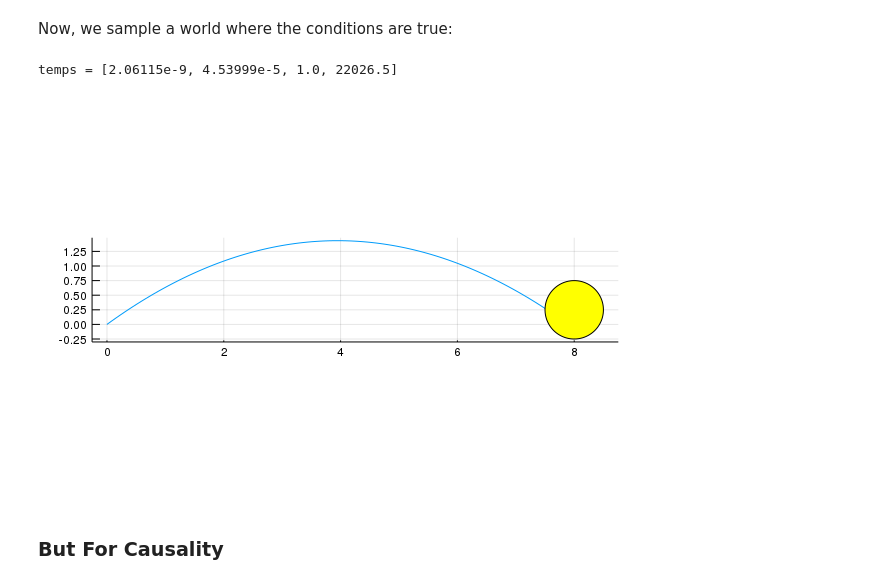
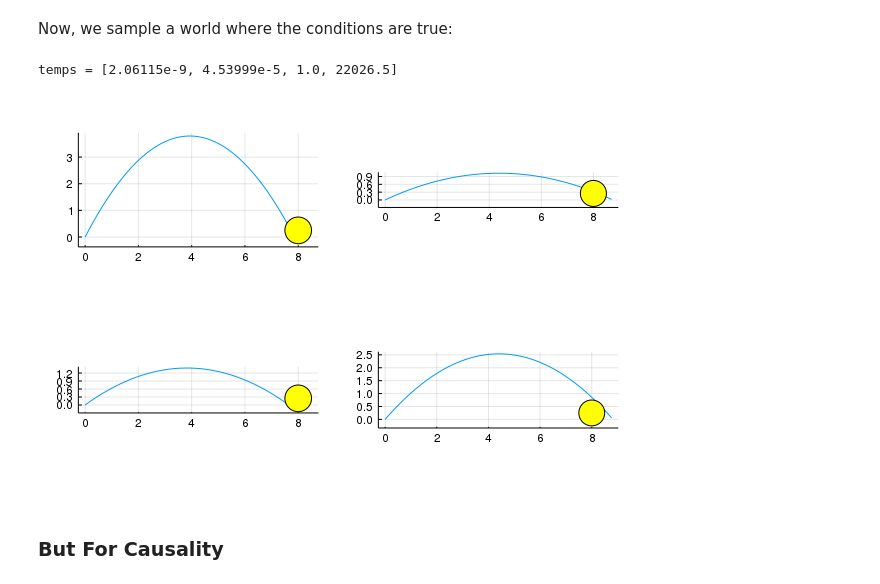
Before and after one commit to zenna/OmegaModels.jl, a Jupyter notebook: models/ProjectileMotion/src/ProjectileMotion.ipynb, the cells around one changed output. Saved outputs shown, nothing was run; the diff lists cells and outputs as text; code cells hidden in the pictures.

```diff
--- a/models/ProjectileMotion/src/ProjectileMotion.ipynb
+++ b/models/ProjectileMotion/src/ProjectileMotion.ipynb
@@ -93,11 +94,11 @@ Now, we sample a world where the conditions are true:
 # %%
 post_samples = rand((series, ball_pos, ball_radius), projectile_hits, 1000; alg = Replica)
 series_, ball_pos_, ball_radius_ = ntranspose(post_samples)
-i = rand(1:length(series_))
-vizscene(series_[i], ball_pos_[i], ball_radius_[i])
+plots = [vizscene(series_[i], ball_pos_[i], ball_radius_[i]) for i in rand(1:length(series_), 4)]
+plot(plots...; layout = (2, 2))
 # %% [output]
 temps = [2.06115e-9, 4.53999e-5, 1.0, 22026.5]
-[figure, old version]
+[figure, new version]
 # %% [markdown]
 ### But For Causality
 # %% [markdown]
```
Also changed, not shown: parts of 6 cells of this notebook, 6 other files.
